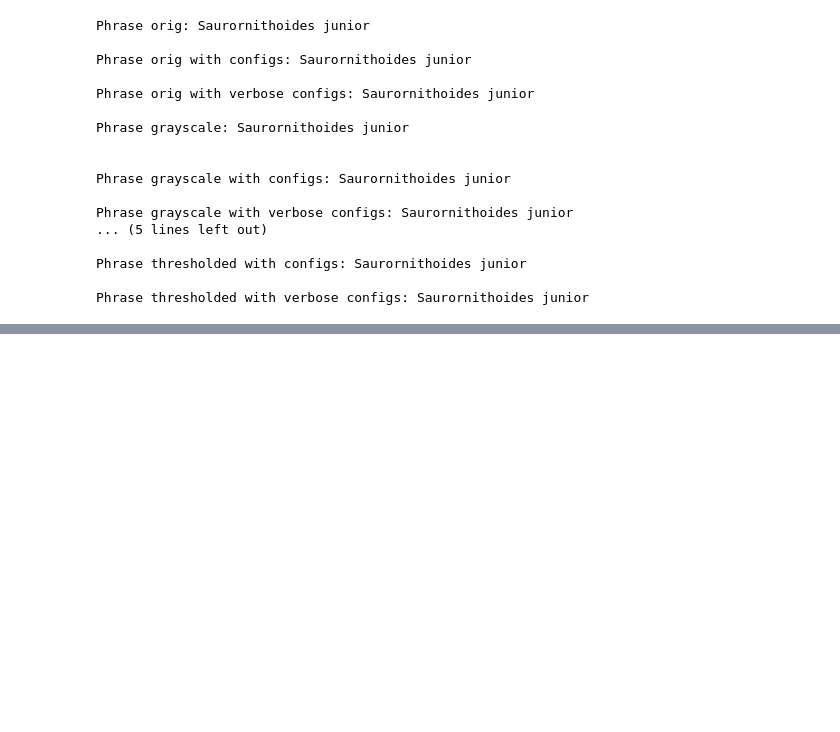
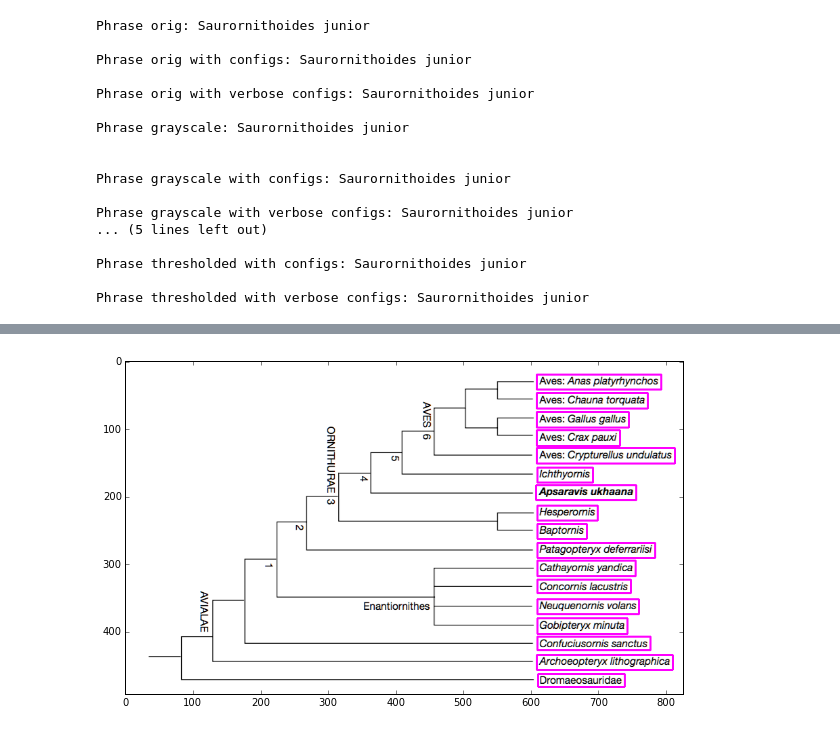
Before and after one commit to HackTheDinos/RC-Tree, a Jupyter notebook: ocr-test.ipynb, the cells around one changed output, grey strips where cells are left out. Saved outputs shown, nothing was run; the diff lists cells and outputs as text; code cells hidden in the pictures; blank space fills up the shorter version.

```diff
--- a/ocr-test.ipynb
+++ b/ocr-test.ipynb
@@ -194,0 +185,23 @@ Phrase thresholded with verbose configs: Archoeopteryx lithograph/ca
+# %%
+def labels_for_tree():
+    imfile = "images/tree_image_ref.png"
+    just_tree = cv2.imread(imfile) #use k=9 to get only tips, k=4 gets some of the labels but is not as clean
+    result = label_rectangles(just_tree)
+    labels = [(pos, get_label(Image.fromarray(just_tree), pos) ) for pos in result[1] ]
+#     return labels
+    nodes = le_main(imfile, 1)
+    associations = []
+    for label in labels:
+        r,lname = label
+        x,y,w,h = r
+        # get distances to all nodes
+        distances = set()
+        for node in nodes:
+            x1,y1 = node
+            d = distance.euclidean((x,y),node)
+            distances.add((d,node))
+        #get the node that is the minimum distance and name it
+        associations.append((min(distances)[1],(x,y),lname))
+    tree = result[0].copy()
+    map(print_leaf, associations)
+    show(tree, False)
@@ -194,0 +233,4 @@ Phrase thresholded with verbose configs: Archoeopteryx lithograph/ca
+# %%
+labels_for_tree()
+# %% [output]
+[figure, added]
```
Also changed, not shown: parts of 10 cells of this notebook.
